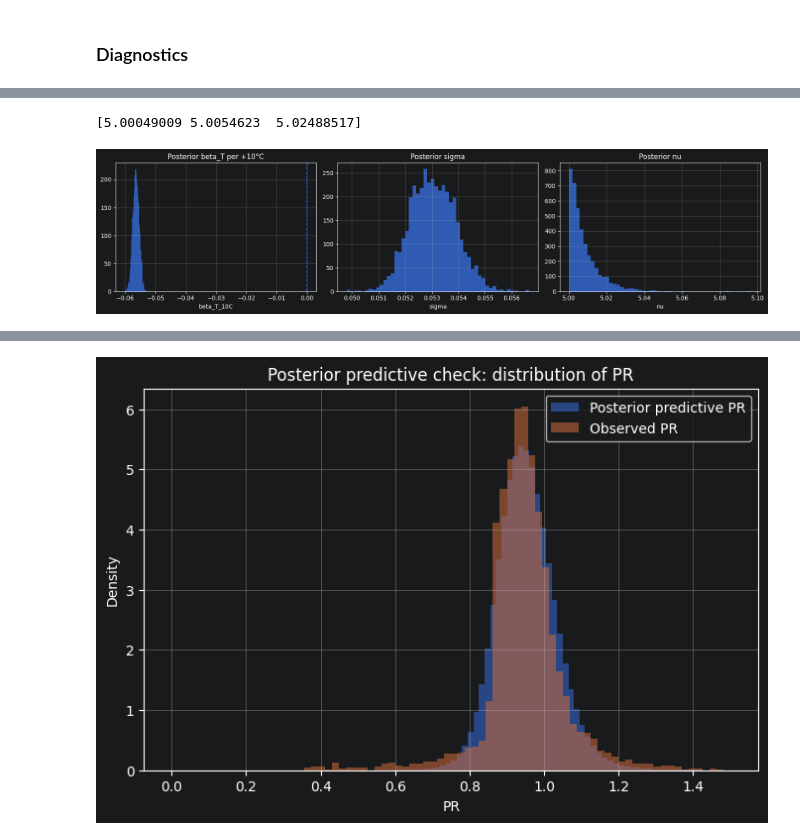
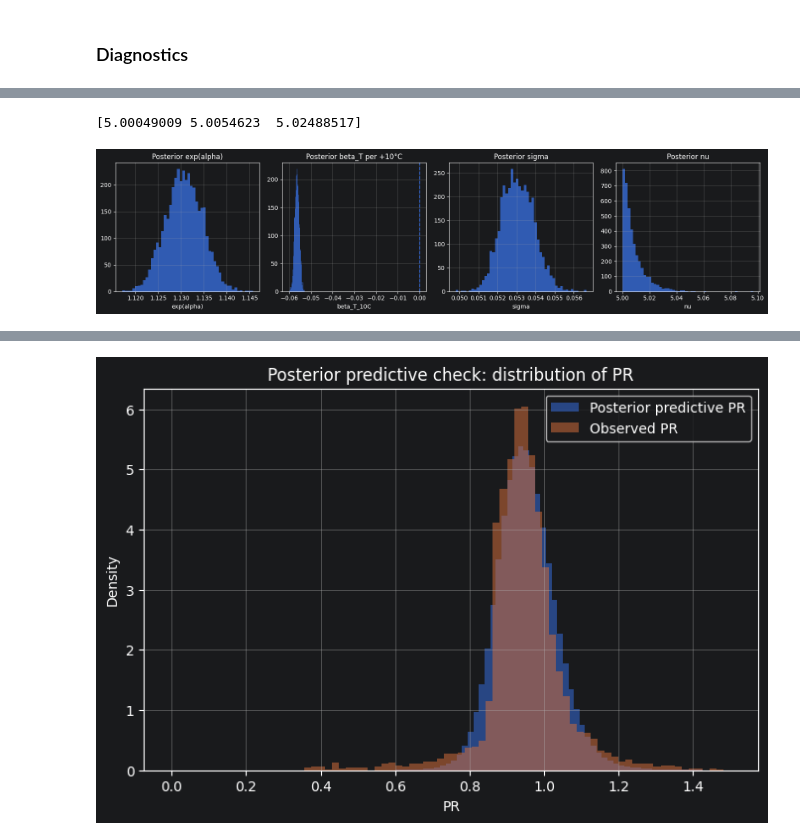
Before and after one commit to mkrzyzowska/Bayesian-Data-Analytics-PV-Project, a Jupyter notebook: 3_4_priors_posterior1.ipynb, the cells around one changed output, grey strips where cells are left out. Drawn from its saved outputs; the diff is of its cells as text; code cells hidden in the pictures.

```diff
--- a/3_4_priors_posterior1.ipynb
+++ b/3_4_priors_posterior1.ipynb
@@ -135,7 +135,7 @@ fig, axes = plt.subplots(1, 5, figsize=(17, 3.5))
 for ax, (name, samples) in zip(
     axes,
     [
-        ("alpha", np.exp(alpha_prior)),
+        ("exp(alpha)", np.exp(alpha_prior)),
         ("beta_T_norm", beta_T_norm_prior),
         ("beta_T_10C", beta_T_10C_prior),
         ("sigma", sigma_prior),
@@ -237,7 +237,7 @@ plt.show()
 
 fig, axes = plt.subplots(1, 6, figsize=(20, 3.5))
 prior_samples = [
-    ("alpha", np.exp(alpha_prior)),
+    ("exp(alpha)", np.exp(alpha_prior)),
     ("beta_T", beta_T_prior),
     ("beta_T per 10C", beta_T_per_10C_prior),
     ("sigma", sigma_prior),
@@ -342,27 +345,28 @@ Number of divergences: 0
 # %%
 alpha = fit.stan_variable("alpha")
 beta_T_10C = fit.stan_variable("beta_T_10C")
 beta_T_norm = fit.stan_variable("beta_T_norm")
 sigma = fit.stan_variable("sigma")
 nu = fit.stan_variable("nu")
 mu = fit.stan_variable("mu")
 
 print(np.percentile(nu, [5, 50, 95]))
-fig, axes = plt.subplots(1, 3, figsize=(16, 4))
+fig, axes = plt.subplots(1, 4, figsize=(16, 4))
 plots = [
+    ("Posterior exp(alpha)", np.exp(alpha), "exp(alpha)", False),
     ("Posterior beta_T per +10°C", beta_T_10C, "beta_T_10C", True),
     ("Posterior sigma", sigma, "sigma", False),
     ("Posterior nu", nu, "nu", False),
 ]
 for ax, (title, samples, xlabel, zero) in zip(axes, plots):
     ax.hist(samples, bins=50, alpha=0.8)
     if zero:
         ax.axvline(0, linestyle="--")
     ax.set_title(title)
     ax.set_xlabel(xlabel)
     ax.grid(True)
 plt.tight_layout()
 plt.show()
 # %% [output]
 [5.00049009 5.0054623  5.02488517]
-[figure, old version]
+[figure, new version]
```
Also changed, not shown: parts of 7 cells of this notebook.
